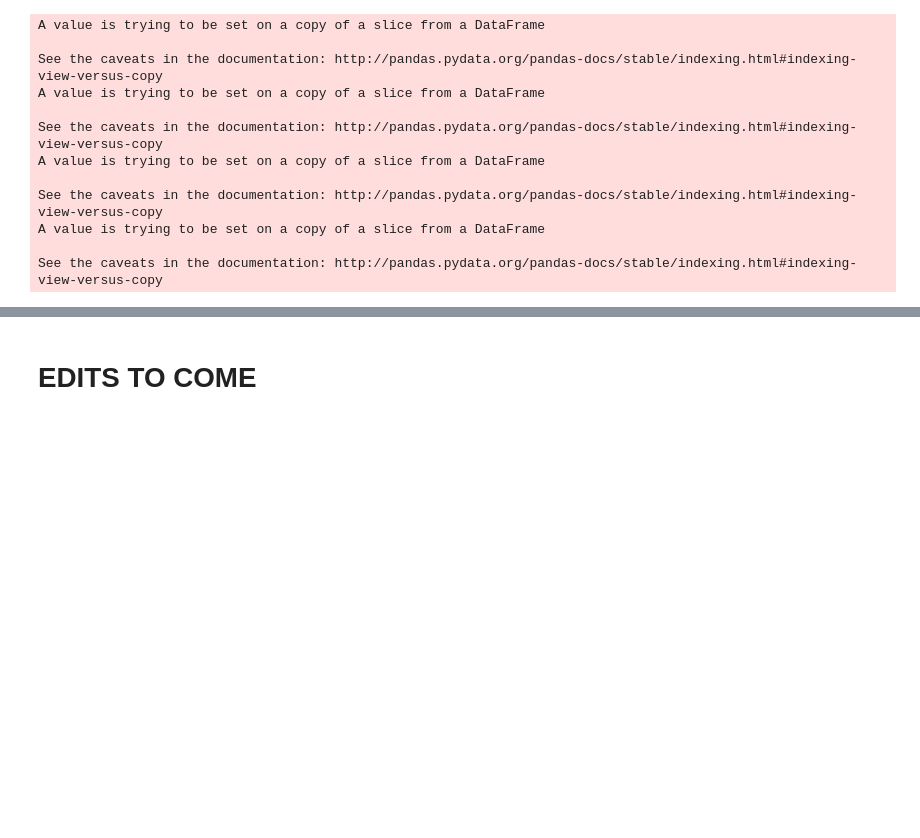
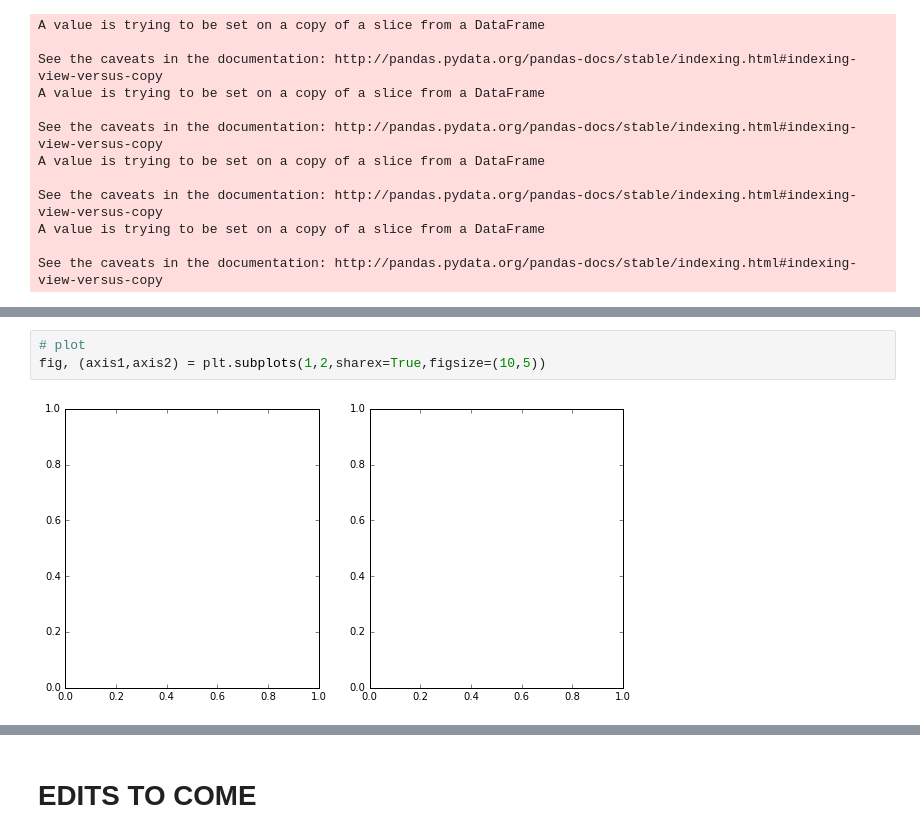
Before and after one commit to jimmyfeterman/RZF-Python-Lessons, a Jupyter notebook: Titanic practice python.ipynb, the cells around one changed output, grey strips where cells are left out. Saved outputs shown, nothing was run; the diff lists cells and outputs as text; blank space fills up the shorter version.

```diff
--- a/Titanic practice python.ipynb
+++ b/Titanic practice python.ipynb
@@ -179,0 +210,5 @@ See the caveats in the documentation: http://pandas.pydata.org/pandas-docs/stabl
+# %%
+# plot
+fig, (axis1,axis2) = plt.subplots(1,2,sharex=True,figsize=(10,5))
+# %% [output]
+[figure, added]
```
Also changed, not shown: parts of 9 cells of this notebook.
